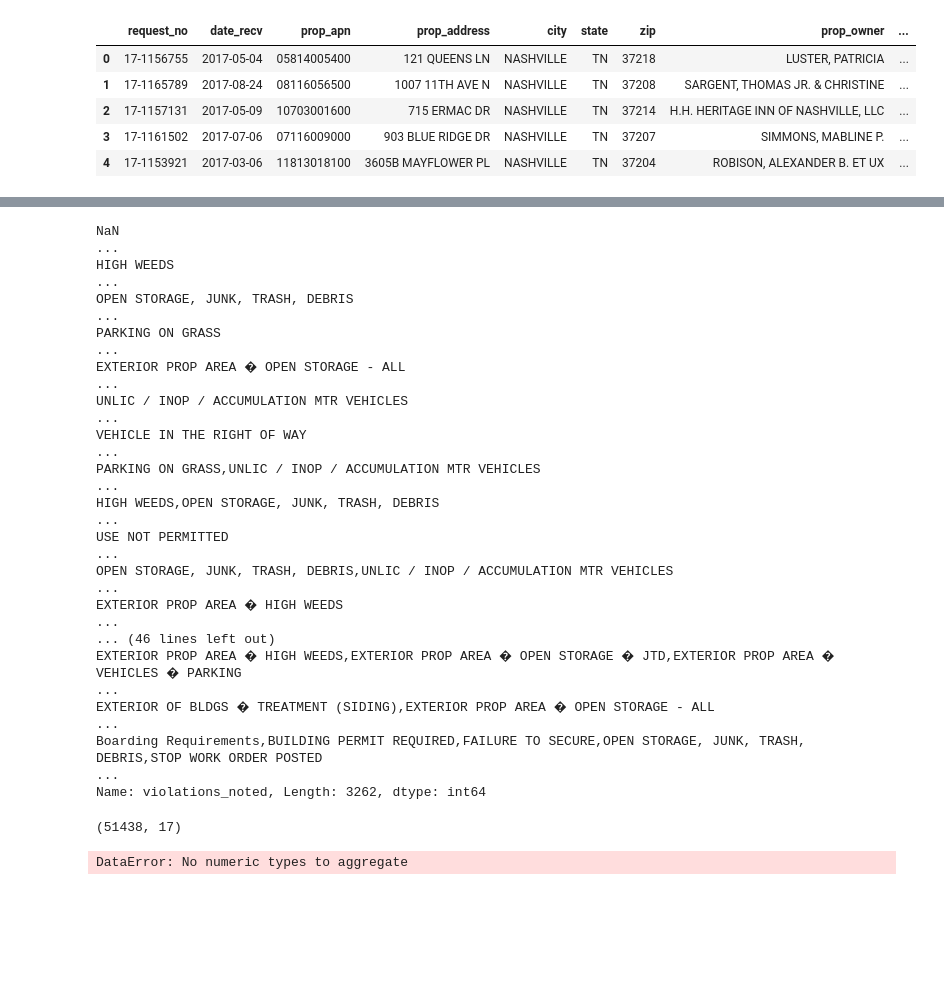
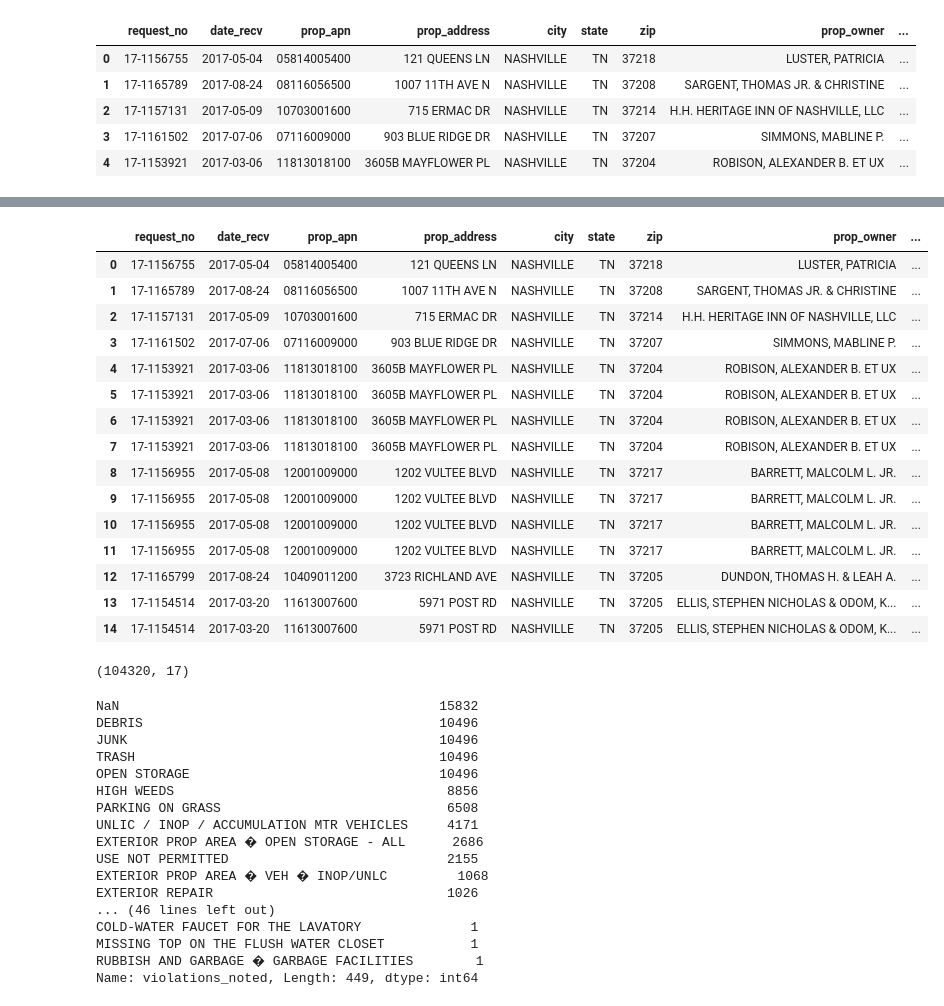
Before and after one commit to DataScienceBS/data-question-2-tornado-bombers, a Jupyter notebook: Metro Data.ipynb, the cells around one changed output, grey strips where cells are left out. Cells and saved outputs as stored; diff of their text form; code cells hidden in the pictures; blank space fills up the shorter version.

```diff
--- a/Metro Data.ipynb
+++ b/Metro Data.ipynb
@@ -40,28 +55,51 @@ data.head(5)
+# %%
+#delimeter by "," within the violations_noted column
+
+s1 = data['violations_noted'].str.split(',', expand=True).stack().str.strip().reset_index(level=1, drop=True)
+# %%
+temp_df = pd.concat([s1], axis=1, keys=['violations_noted'])
+# %%
+cleaning_standards = (data.drop(['violations_noted'], axis=1).join(temp_df).reset_index(drop=True))
+# %%
+cleaning_standards.head(15)
+# %% [output]
+|  | request_no | date_recv | prop_apn | prop_address | city | state | zip | prop_owner | ... |
+| 0 | 17-1156755 | 2017-05-04 | 05814005400 | 121 QUEENS LN | NASHVILLE | TN | 37218 | LUSTER, PATRICIA | ... |
+| 1 | 17-1165789 | 2017-08-24 | 08116056500 | 1007 11TH AVE N | NASHVILLE | TN | 37208 | SARGENT, THOMAS JR. & CHRISTINE | ... |
+| 2 | 17-1157131 | 2017-05-09 | 10703001600 | 715 ERMAC DR | NASHVILLE | TN | 37214 | H.H. HERITAGE INN OF NASHVILLE, LLC | ... |
+| 3 | 17-1161502 | 2017-07-06 | 07116009000 | 903 BLUE RIDGE DR | NASHVILLE | TN | 37207 | SIMMONS, MABLINE P. | ... |
+| 4 | 17-1153921 | 2017-03-06 | 11813018100 | 3605B MAYFLOWER PL | NASHVILLE | TN | 37204 | ROBISON, ALEXANDER B. ET UX | ... |
+| 5 | 17-1153921 | 2017-03-06 | 11813018100 | 3605B MAYFLOWER PL | NASHVILLE | TN | 37204 | ROBISON, ALEXANDER B. ET UX | ... |
+| 6 | 17-1153921 | 2017-03-06 | 11813018100 | 3605B MAYFLOWER PL | NASHVILLE | TN | 37204 | ROBISON, ALEXANDER B. ET UX | ... |
+| 7 | 17-1153921 | 2017-03-06 | 11813018100 | 3605B MAYFLOWER PL | NASHVILLE | TN | 37204 | ROBISON, ALEXANDER B. ET UX | ... |
+| 8 | 17-1156955 | 2017-05-08 | 12001009000 | 1202 VULTEE BLVD | NASHVILLE | TN | 37217 | BARRETT, MALCOLM L. JR. | ... |
+| 9 | 17-1156955 | 2017-05-08 | 12001009000 | 1202 VULTEE BLVD | NASHVILLE | TN | 37217 | BARRETT, MALCOLM L. JR. | ... |
+| 10 | 17-1156955 | 2017-05-08 | 12001009000 | 1202 VULTEE BLVD | NASHVILLE | TN | 37217 | BARRETT, MALCOLM L. JR. | ... |
+| 11 | 17-1156955 | 2017-05-08 | 12001009000 | 1202 VULTEE BLVD | NASHVILLE | TN | 37217 | BARRETT, MALCOLM L. JR. | ... |
+| 12 | 17-1165799 | 2017-08-24 | 10409011200 | 3723 RICHLAND AVE | NASHVILLE | TN | 37205 | DUNDON, THOMAS H. & LEAH A. | ... |
+| 13 | 17-1154514 | 2017-03-20 | 11613007600 | 5971 POST RD | NASHVILLE | TN | 37205 | ELLIS, STEPHEN NICHOLAS & ODOM, K... | ... |
+| 14 | 17-1154514 | 2017-03-20 | 11613007600 | 5971 POST RD | NASHVILLE | TN | 37205 | ELLIS, STEPHEN NICHOLAS & ODOM, K... | ... |
+# %%
+cleaning_standards.shape
+# %% [output]
+(104320, 17)
 # %%
-print(data['violations_noted'].value_counts(dropna=False))
+print(cleaning_standards['violations_noted'].value_counts(dropna=False))
 # %% [output]
-NaN                                                                                                                                                                                                      ...
-HIGH WEEDS                                                                                                                                                                                               ...
-OPEN STORAGE, JUNK, TRASH, DEBRIS                                                                                                                                                                        ...
-PARKING ON GRASS                                                                                                                                                                                         ...
-EXTERIOR PROP AREA � OPEN STORAGE - ALL                                                                                                                                                                  ...
-UNLIC / INOP / ACCUMULATION MTR VEHICLES                                                                                                                                                                 ...
-VEHICLE IN THE RIGHT OF WAY                                                                                                                                                                              ...
-PARKING ON GRASS,UNLIC / INOP / ACCUMULATION MTR VEHICLES                                                                                                                                                ...
-HIGH WEEDS,OPEN STORAGE, JUNK, TRASH, DEBRIS                                                                                                                                                             ...
-USE NOT PERMITTED                                                                                                                                                                                        ...
-OPEN STORAGE, JUNK, TRASH, DEBRIS,UNLIC / INOP / ACCUMULATION MTR VEHICLES                                                                                                                               ...
-EXTERIOR PROP AREA � HIGH WEEDS                                                                                                                                                                          ...
+NaN                                         15832
+DEBRIS                                      10496
+JUNK                                        10496
+TRASH                                       10496
+OPEN STORAGE                                10496
+HIGH WEEDS                                   8856
+PARKING ON GRASS                             6508
+UNLIC / INOP / ACCUMULATION MTR VEHICLES     4171
+EXTERIOR PROP AREA � OPEN STORAGE - ALL      2686
+USE NOT PERMITTED                            2155
+EXTERIOR PROP AREA � VEH � INOP/UNLC         1068
+EXTERIOR REPAIR                              1026
 ... (46 lines left out)
-EXTERIOR PROP AREA � HIGH WEEDS,EXTERIOR PROP AREA � OPEN STORAGE � JTD,EXTERIOR PROP AREA � VEHICLES � PARKING                                                                                          ...
-EXTERIOR OF BLDGS � TREATMENT (SIDING),EXTERIOR PROP AREA � OPEN STORAGE - ALL                                                                                                                           ...
-Boarding Requirements,BUILDING PERMIT REQUIRED,FAILURE TO SECURE,OPEN STORAGE, JUNK, TRASH, DEBRIS,STOP WORK ORDER POSTED                                                                                ...
-Name: violations_noted, Length: 3262, dtype: int64
+COLD-WATER FAUCET FOR THE LAVATORY              1
+MISSING TOP ON THE FLUSH WATER CLOSET           1
+RUBBISH AND GARBAGE � GARBAGE FACILITIES        1
+Name: violations_noted, Length: 449, dtype: int64
-# %%
-data.shape
-# %% [output]
-(51438, 17)
-# %%
-pd.pivot_table(data, values='prop_address', index='status', columns='violations_noted')
-# %% [output]
-DataError: No numeric types to aggregate
```
Also changed, not shown: parts of 5 cells of this notebook.
